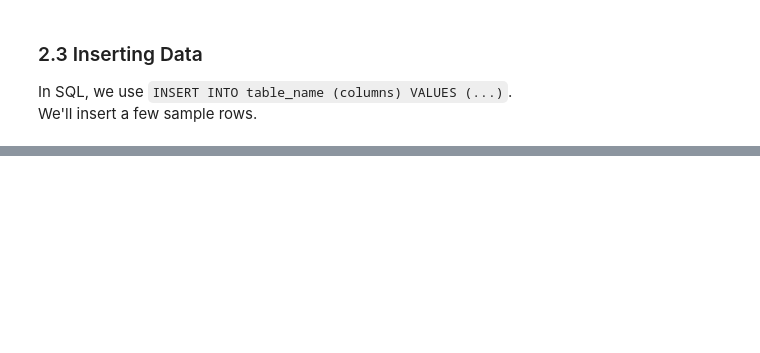
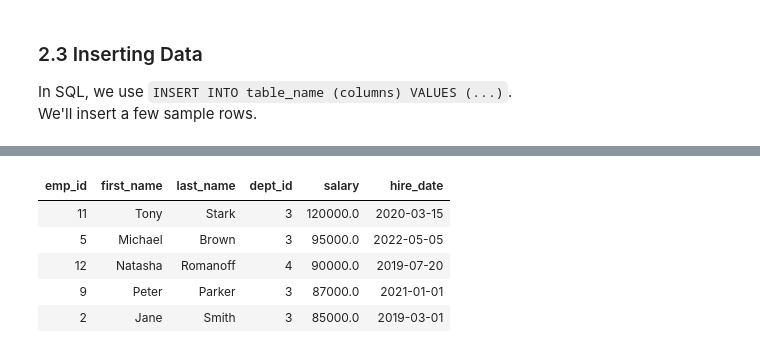
Before and after one commit to ejariza-evowill/python-pre-program, a Jupyter notebook: python_sql_basics.ipynb, the cells around one changed output, grey strips where cells are left out. Drawn from its saved outputs; the diff is of its cells as text; code cells hidden in the pictures; blank space fills up the shorter version.

```diff
--- a/python_sql_basics.ipynb
+++ b/python_sql_basics.ipynb
@@ -442,0 +591,13 @@ SELECT * FROM employees WHERE first_name = 'Juan'
+# %%
+%%sql sqlite:///employees.db
+-- Let's sort the employees by salary
+SELECT * FROM employees
+ORDER BY salary DESC
+LIMIT 5;
+# %% [output]
+| emp_id | first_name | last_name | dept_id | salary | hire_date |
+| 11 | Tony | Stark | 3 | 120000.0 | 2020-03-15 |
+| 5 | Michael | Brown | 3 | 95000.0 | 2022-05-05 |
+| 12 | Natasha | Romanoff | 4 | 90000.0 | 2019-07-20 |
+| 9 | Peter | Parker | 3 | 87000.0 | 2021-01-01 |
+| 2 | Jane | Smith | 3 | 85000.0 | 2019-03-01 |
```
Also changed, not shown: parts of 16 cells of this notebook.
